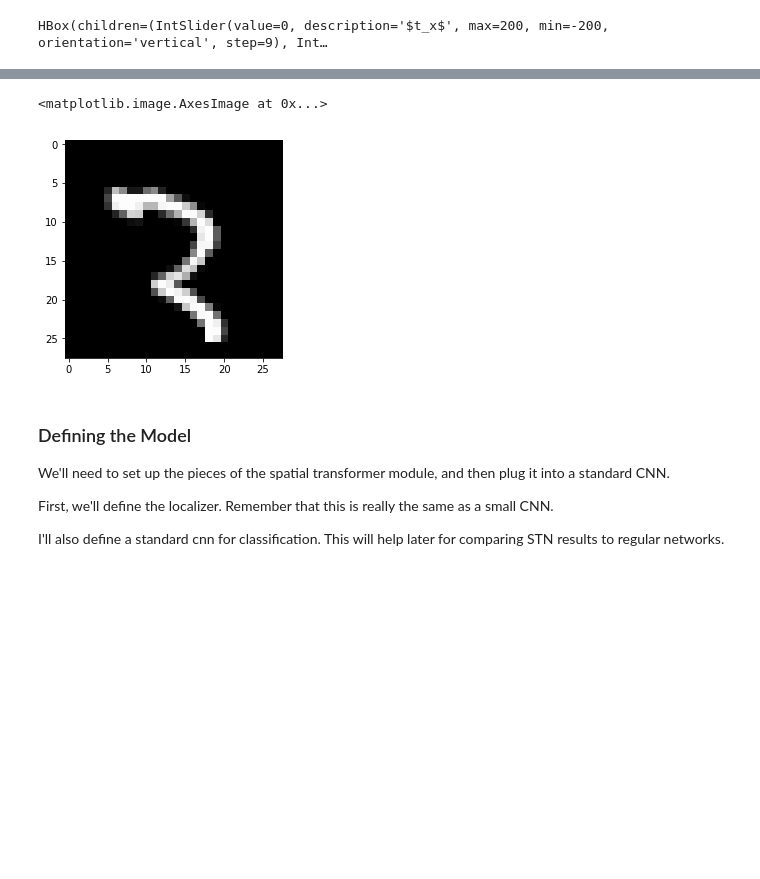
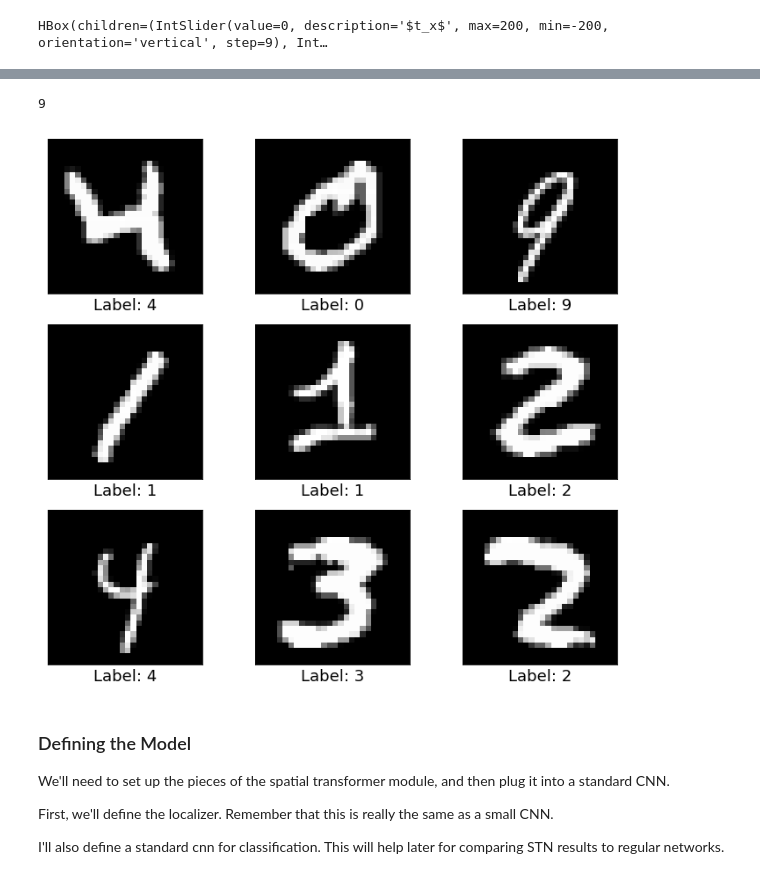
Before and after one commit to dasturge/spatial_transformer_networks, a Jupyter notebook: spatial_transformer_networks.ipynb, the cells around one changed output, grey strips where cells are left out. Saved outputs shown, nothing was run; the diff lists cells and outputs as text; code cells hidden in the pictures; blank space fills up the shorter version.

Commit message:
some plotting added

```diff
--- a/spatial_transformer_networks.ipynb
+++ b/spatial_transformer_networks.ipynb
@@ -16,6 +16,9 @@ from sklearn.preprocessing import OneHotEncoder
 
 # extra code
 import helpers
+
+import matplotlib
+matplotlib.rcParams.update({'font.size': 18})
 # %% [markdown]
 # Spatial Transformer Networks
 
@@ -237,11 +244,42 @@ X_test = X_test[..., np.newaxis]
 onehot_encoder = OneHotEncoder(sparse=False, categories='auto')
 y_train = onehot_encoder.fit_transform(y_train[..., np.newaxis])
 y_test = onehot_encoder.fit_transform(y_test[..., np.newaxis])
-# %%
-plt.imshow(X_train[500][:,:,0], cmap='gray')
-# %% [output]
-<matplotlib.image.AxesImage at 0x...>
-[figure, removed]
+# %%
+# define helper functions for visualizations
+def plot_examples(images, cls_true, cls_pred=None):
+    n_examples = images.shape[0]
+    print(n_examples)
+    m = int(np.ceil(np.sqrt(n_examples)))
+    fig, axes = plt.subplots(m, m)
+    fig.set_size_inches((12, 11))
+    for i, ax in enumerate(axes.flat):
+        if len(images.shape) == 4:
+            ax.imshow(images[i, :, :, 0], cmap='gray')
+        elif len(images.shape) == 3:
+            ax.imshow(images[i], cmap='gray')
+        if len(cls_true.shape) > 1:
+            cls = np.argmax(cls_true[i])
+        else:
+            cls = cls_true[i]
+        if cls_pred is None:
+            xlabel = "Label: {}".format(cls)
+        else:
+            pred = np.argmax(cls_pred[i])
+            xlabel = "True: {}, Pred: {}".format(cls, pred)
+
+        # Show the classes as the label on the x-axis.
+        ax.set_xlabel(xlabel)
+
+        # Remove ticks from the plot.
+        ax.set_xticks([])
+        ax.set_yticks([])
+
+    plt.show()
+# %%
+plot_examples(X_train[20:29, :, :, 0], y_train[20:30])
+# %% [output]
+9
+[figure, added]
 # %% [markdown]
 ### Defining the Model
 
```
Also changed, not shown: parts of 13 cells of this notebook.
